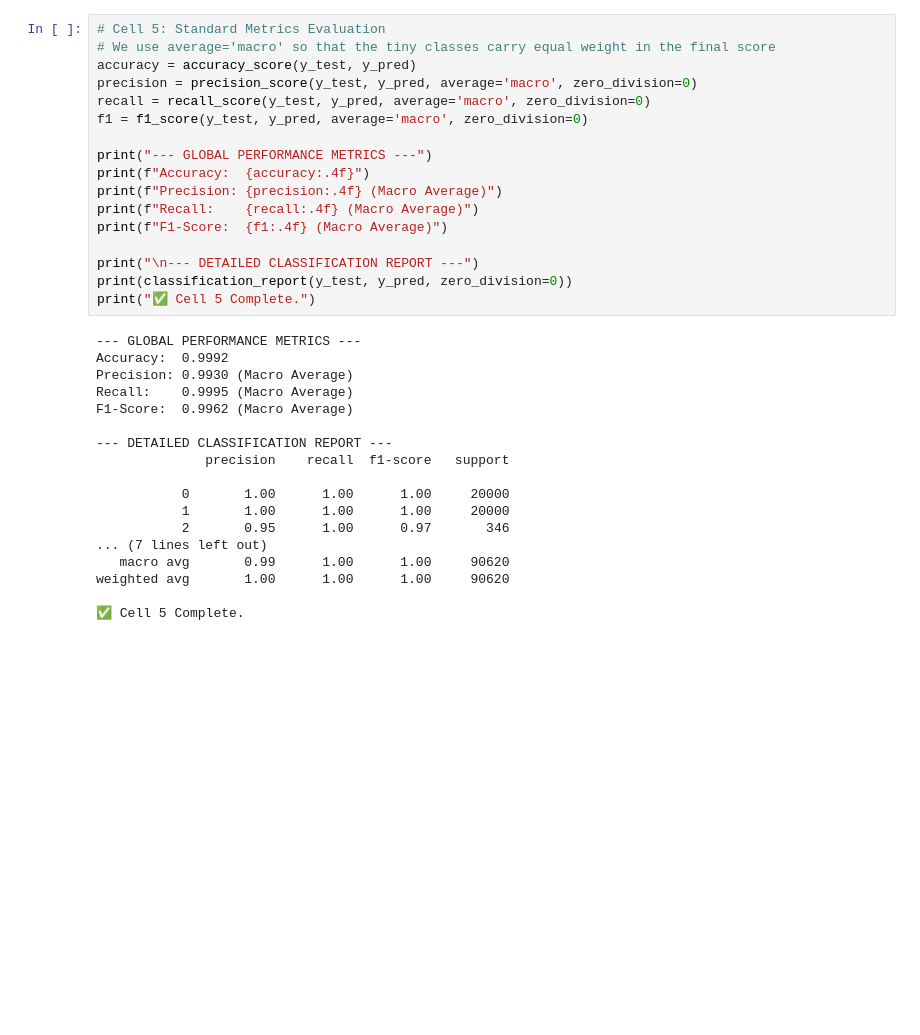
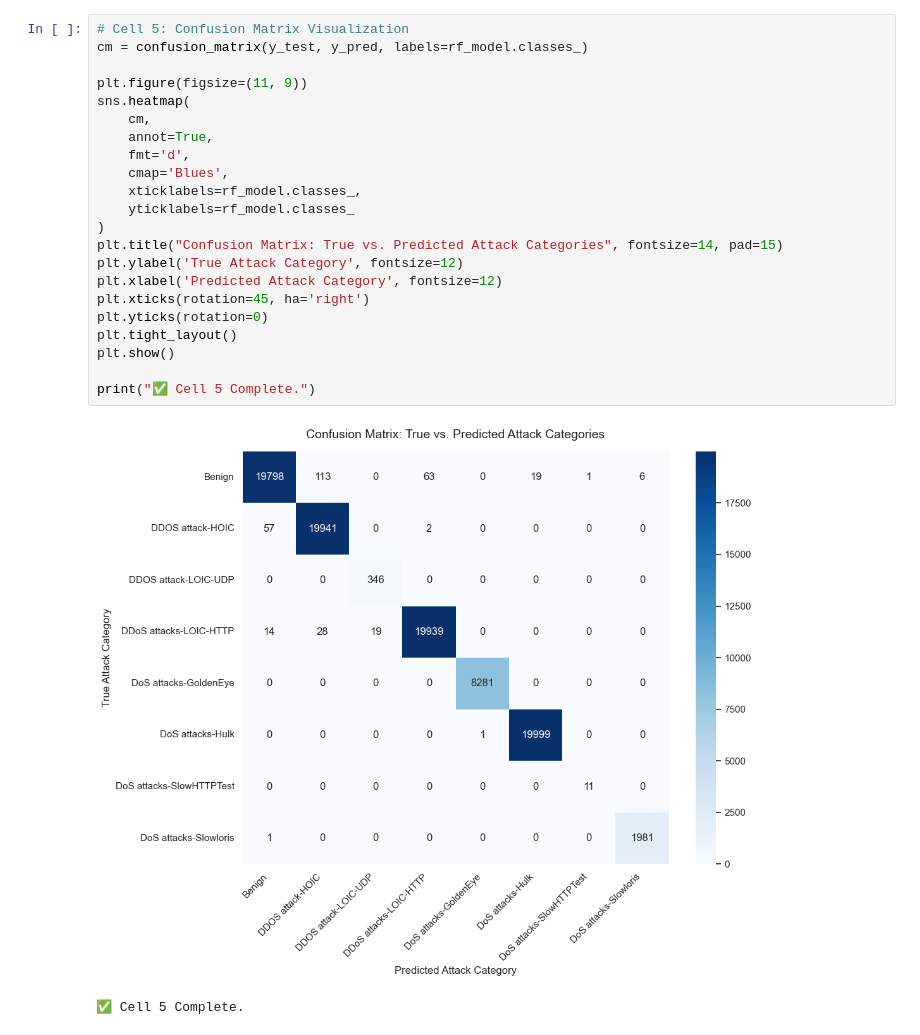
Before and after one commit to ELDRISSI/DoS_DDos_detection, a Jupyter notebook: random_forest/random_forest.ipynb, the cells around one changed output. Cells and saved outputs as stored; diff of their text form; blank space fills up the shorter version.

```diff
--- a/random_forest/random_forest.ipynb
+++ b/random_forest/random_forest.ipynb
@@ -110,36 +139,26 @@ Generating predictions on Test Set...
 # %%
-# Cell 5: Standard Metrics Evaluation
-# We use average='macro' so that the tiny classes carry equal weight in the final score
-accuracy = accuracy_score(y_test, y_pred)
-precision = precision_score(y_test, y_pred, average='macro', zero_division=0)
-recall = recall_score(y_test, y_pred, average='macro', zero_division=0)
-f1 = f1_score(y_test, y_pred, average='macro', zero_division=0)
+# Cell 5: Confusion Matrix Visualization
+cm = confusion_matrix(y_test, y_pred, labels=rf_model.classes_)
 
-print("--- GLOBAL PERFORMANCE METRICS ---")
-print(f"Accuracy:  {accuracy:.4f}")
-print(f"Precision: {precision:.4f} (Macro Average)")
-print(f"Recall:    {recall:.4f} (Macro Average)")
-print(f"F1-Score:  {f1:.4f} (Macro Average)")
+plt.figure(figsize=(11, 9))
+sns.heatmap(
+    cm,
+    annot=True,
+    fmt='d',
+    cmap='Blues',
+    xticklabels=rf_model.classes_,
+    yticklabels=rf_model.classes_
+)
+plt.title("Confusion Matrix: True vs. Predicted Attack Categories", fontsize=14, pad=15)
+plt.ylabel('True Attack Category', fontsize=12)
+plt.xlabel('Predicted Attack Category', fontsize=12)
+plt.xticks(rotation=45, ha='right')
+plt.yticks(rotation=0)
+plt.tight_layout()
+plt.show()
 
-print("\n--- DETAILED CLASSIFICATION REPORT ---")
-print(classification_report(y_test, y_pred, zero_division=0))
 print("✅ Cell 5 Complete.")
 # %% [output]
+[figure, added]
---- GLOBAL PERFORMANCE METRICS ---
-Accuracy:  0.9992
-Precision: 0.9930 (Macro Average)
-Recall:    0.9995 (Macro Average)
-F1-Score:  0.9962 (Macro Average)
-
---- DETAILED CLASSIFICATION REPORT ---
-              precision    recall  f1-score   support
-
-           0       1.00      1.00      1.00     20000
-           1       1.00      1.00      1.00     20000
-           2       0.95      1.00      0.97       346
-... (7 lines left out)
-   macro avg       0.99      1.00      1.00     90620
-weighted avg       1.00      1.00      1.00     90620
-
 ✅ Cell 5 Complete.
 # %%
```
Also changed, not shown: parts of 13 cells of this notebook, 4 other files.
